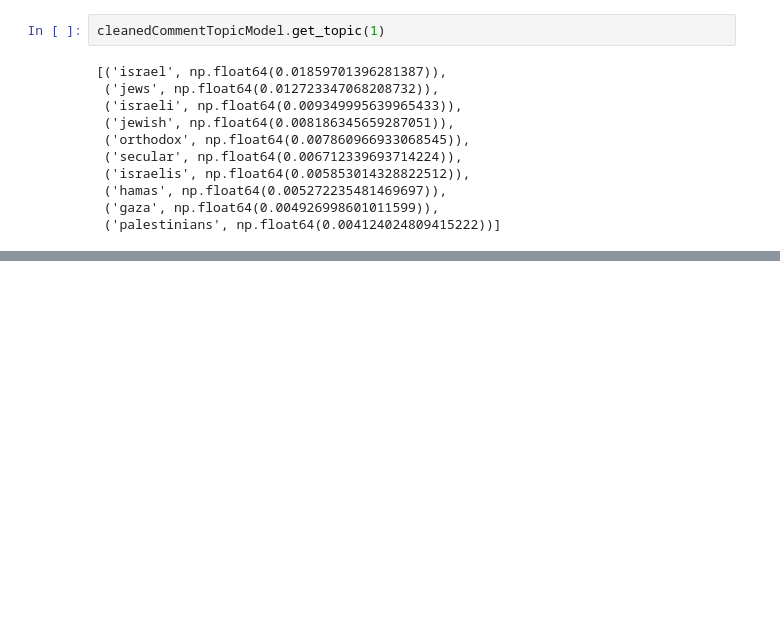
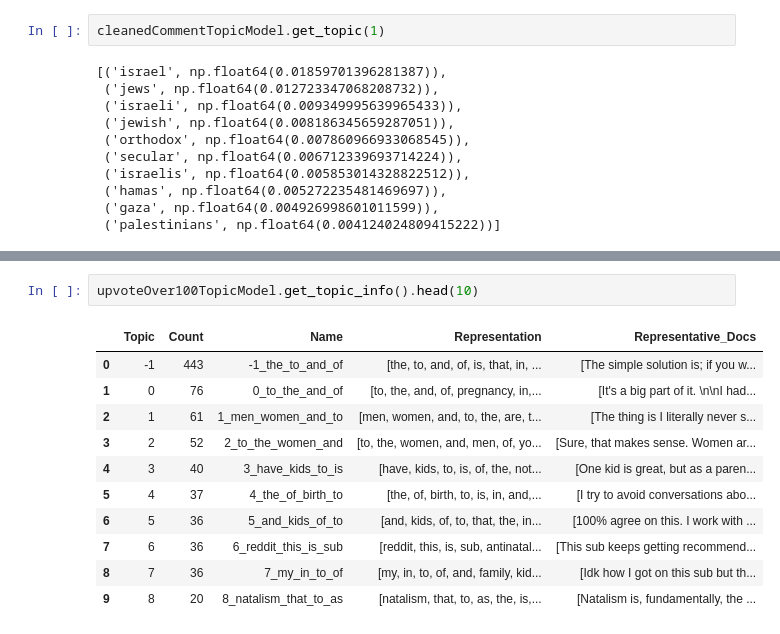
Before and after one commit to romxero/phd_research_project, a Jupyter notebook: analysis.ipynb, the cells around one changed output, grey strips where cells are left out. Cells and saved outputs as stored; diff of their text form; blank space fills up the shorter version.

```diff
--- a/analysis.ipynb
+++ b/analysis.ipynb
@@ -493,0 +637,14 @@ cleanedCommentTopicModel.get_topic(1)
+# %%
+upvoteOver100TopicModel.get_topic_info().head(10)
+# %% [output]
+|  | Topic | Count | Name | Representation | Representative_Docs |
+| 0 | -1 | 443 | -1_the_to_and_of | [the, to, and, of, is, that, in, ... | [The simple solution is; if you w... |
+| 1 | 0 | 76 | 0_to_the_and_of | [to, the, and, of, pregnancy, in,... | [It's a big part of it. \n\nI had... |
+| 2 | 1 | 61 | 1_men_women_and_to | [men, women, and, to, the, are, t... | [The thing is I literally never s... |
+| 3 | 2 | 52 | 2_to_the_women_and | [to, the, women, and, men, of, yo... | [Sure, that makes sense. Women ar... |
+| 4 | 3 | 40 | 3_have_kids_to_is | [have, kids, to, is, of, the, not... | [One kid is great, but as a paren... |
+| 5 | 4 | 37 | 4_the_of_birth_to | [the, of, birth, to, is, in, and,... | [I try to avoid conversations abo... |
+| 6 | 5 | 36 | 5_and_kids_of_to | [and, kids, of, to, that, the, in... | [100% agree on this. I work with ... |
+| 7 | 6 | 36 | 6_reddit_this_is_sub | [reddit, this, is, sub, antinatal... | [This sub keeps getting recommend... |
+| 8 | 7 | 36 | 7_my_in_to_of | [my, in, to, of, and, family, kid... | [Idk how I got on this sub but th... |
+| 9 | 8 | 20 | 8_natalism_that_to_as | [natalism, that, to, as, the, is,... | [Natalism is, fundamentally, the ... |
```
Also changed, not shown: parts of 27 cells of this notebook.
